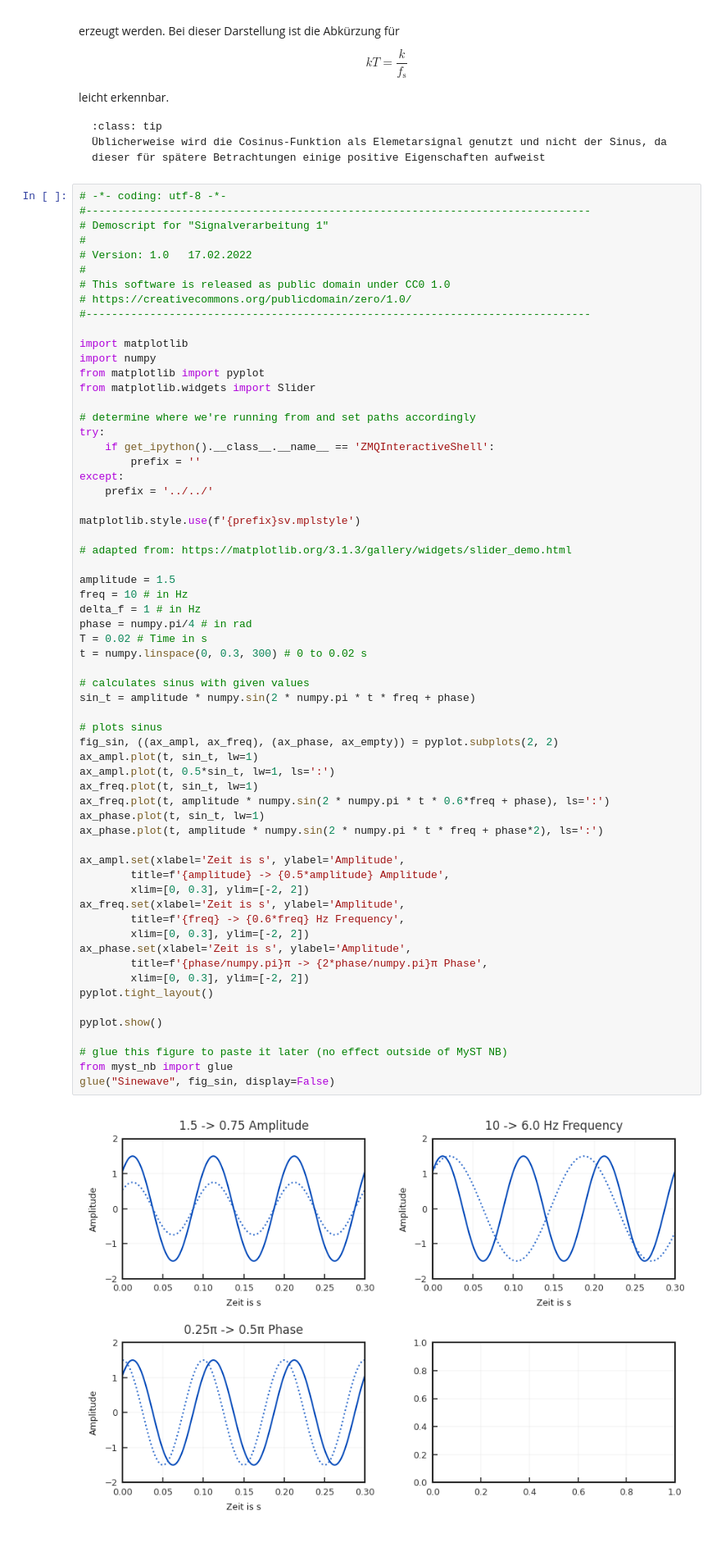
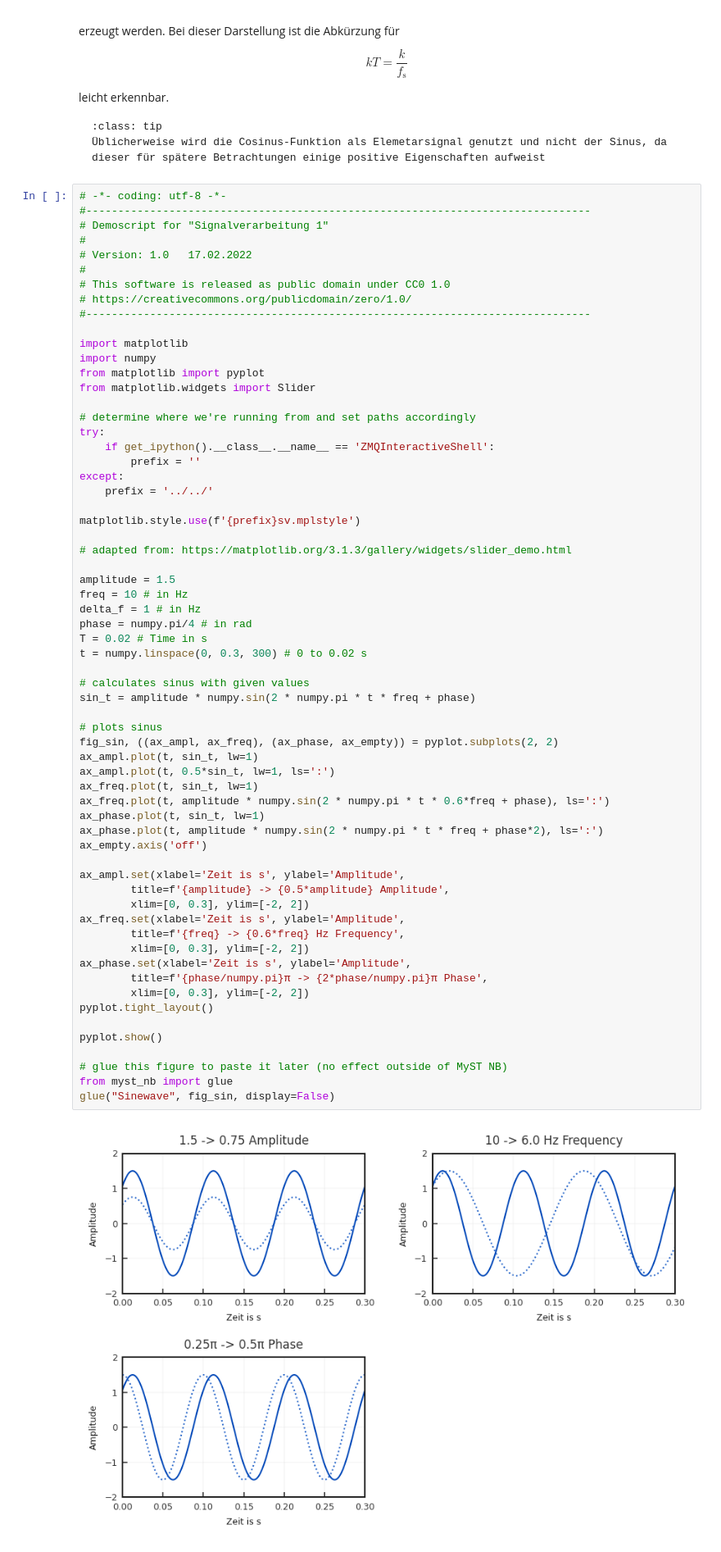
Before and after one commit to JoergBitzer/Signalverarbeitung_Vorlesungsskript, a Jupyter notebook: _sources/signale.ipynb, the cells around one changed output. Shown at 82% size. Drawn from its saved outputs; the diff is of its cells as text.

```diff
--- a/_sources/signale.ipynb
+++ b/_sources/signale.ipynb
@@ -1261,31 +1261,32 @@ t = numpy.linspace(0, 0.3, 300) # 0 to 0.02 s
 
 # calculates sinus with given values
 sin_t = amplitude * numpy.sin(2 * numpy.pi * t * freq + phase)
 
 # plots sinus
 fig_sin, ((ax_ampl, ax_freq), (ax_phase, ax_empty)) = pyplot.subplots(2, 2)
 ax_ampl.plot(t, sin_t, lw=1)
 ax_ampl.plot(t, 0.5*sin_t, lw=1, ls=':')
 ax_freq.plot(t, sin_t, lw=1)
 ax_freq.plot(t, amplitude * numpy.sin(2 * numpy.pi * t * 0.6*freq + phase), ls=':')
 ax_phase.plot(t, sin_t, lw=1)
 ax_phase.plot(t, amplitude * numpy.sin(2 * numpy.pi * t * freq + phase*2), ls=':')
+ax_empty.axis('off')
 
 ax_ampl.set(xlabel='Zeit is s', ylabel='Amplitude',
         title=f'{amplitude} -> {0.5*amplitude} Amplitude',
         xlim=[0, 0.3], ylim=[-2, 2])
 ax_freq.set(xlabel='Zeit is s', ylabel='Amplitude',
         title=f'{freq} -> {0.6*freq} Hz Frequency',
         xlim=[0, 0.3], ylim=[-2, 2])
 ax_phase.set(xlabel='Zeit is s', ylabel='Amplitude',
         title=f'{phase/numpy.pi}π -> {2*phase/numpy.pi}π Phase',
         xlim=[0, 0.3], ylim=[-2, 2])
 pyplot.tight_layout()
 
 pyplot.show()
 
 # glue this figure to paste it later (no effect outside of MyST NB)
 from myst_nb import glue
 glue("Sinewave", fig_sin, display=False)
 # %% [output]
-[figure, old version]
+[figure, new version]
```
Also changed, not shown: parts of 9 cells of this notebook, 43 other files.
